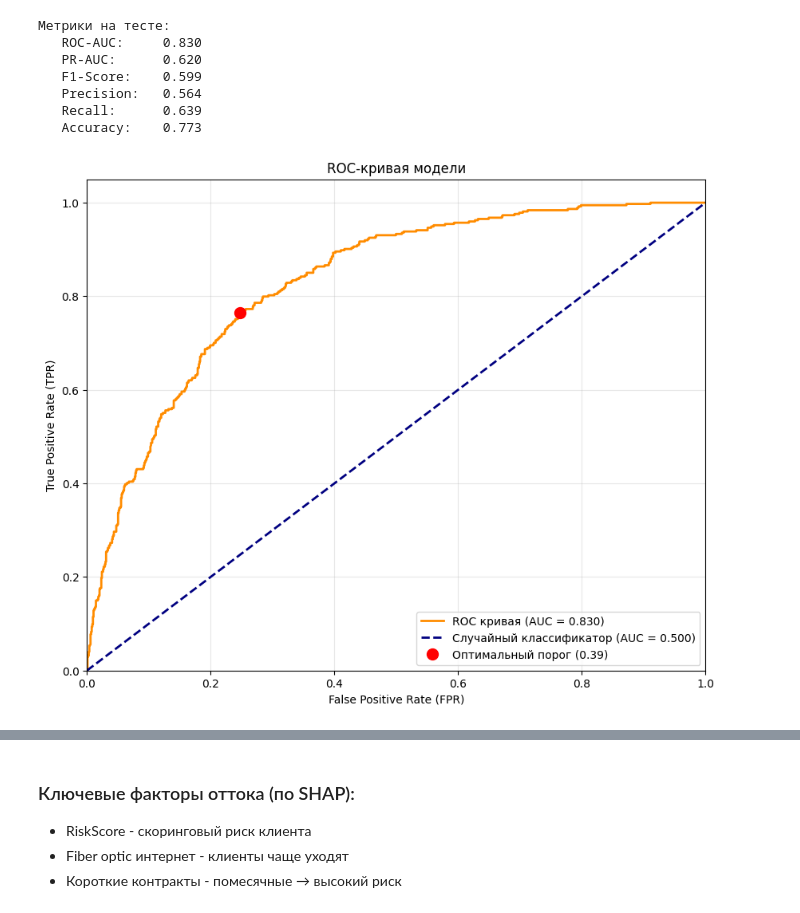
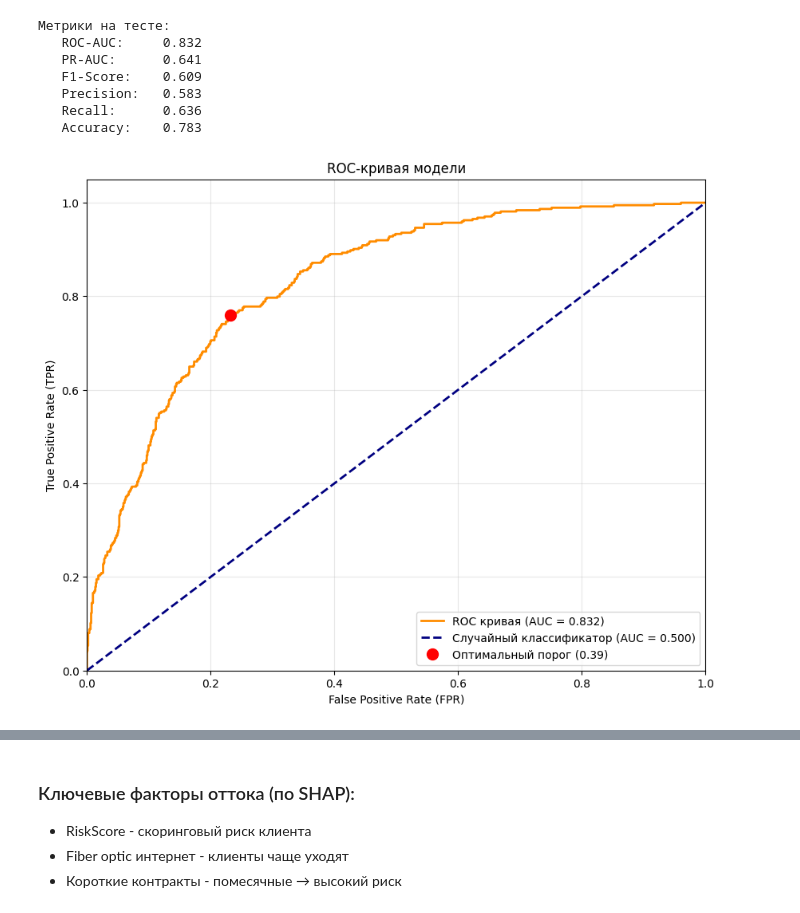
Before and after one commit to Udavodav/machine-learning-project, a Jupyter notebook: notebooks/model_analyze.ipynb, the cells around one changed output, grey strips where cells are left out. Drawn from its saved outputs; the diff is of its cells as text; code cells hidden in the pictures.

```diff
--- a/notebooks/model_analyze.ipynb
+++ b/notebooks/model_analyze.ipynb
@@ -57,42 +81,42 @@ from sklearn.metrics import (roc_auc_score, f1_score, precision_score, recall_sc
                            accuracy_score, confusion_matrix, roc_curve, average_precision_score)
 # %%
 # Загрузка модели
-model = joblib.load('../models/final_model_balanced_medium.pkl')
+model = joblib.load('../models/final_model_catboost_balanced_medium.pkl')
 
 X_test = pd.read_csv('../data/processed/test.csv').drop('Churn', axis=1)
 y_test = pd.read_csv('../data/processed/test.csv')['Churn']
 
 y_pred = model.predict(X_test)
 y_proba = model.predict_proba(X_test)[:, 1]
 
 metrics = {
     'roc_auc': roc_auc_score(y_test, y_proba),
     'pr_auc': average_precision_score(y_test, y_proba),
     'f1': f1_score(y_test, y_pred),
     'precision': precision_score(y_test, y_pred),
     'recall': recall_score(y_test, y_pred),
     'accuracy': accuracy_score(y_test, y_pred)
 }
 
 print(f"Метрики на тесте:")
 print(f"   ROC-AUC:     {metrics['roc_auc']:.3f}")
 print(f"   PR-AUC:      {metrics['pr_auc']:.3f}")
 print(f"   F1-Score:    {metrics['f1']:.3f}")
 print(f"   Precision:   {metrics['precision']:.3f}")
 print(f"   Recall:      {metrics['recall']:.3f}")
 print(f"   Accuracy:    {metrics['accuracy']:.3f}")
 
 rocPlot(y_test, y_proba)
 erorrMatrixPlot(y_test, y_proba)
 # %% [output]
 Метрики на тесте:
-   ROC-AUC:     0.830
-   PR-AUC:      0.620
-   F1-Score:    0.599
-   Precision:   0.564
-   Recall:      0.639
-   Accuracy:    0.773
+   ROC-AUC:     0.832
+   PR-AUC:      0.641
+   F1-Score:    0.609
+   Precision:   0.583
+   Recall:      0.636
+   Accuracy:    0.783
-[figure, old version]
+[figure, new version]
 [figure]
 # %%
 # Создаем explainer
```
Also changed, not shown: parts of 6 cells of this notebook, 4 other files.
